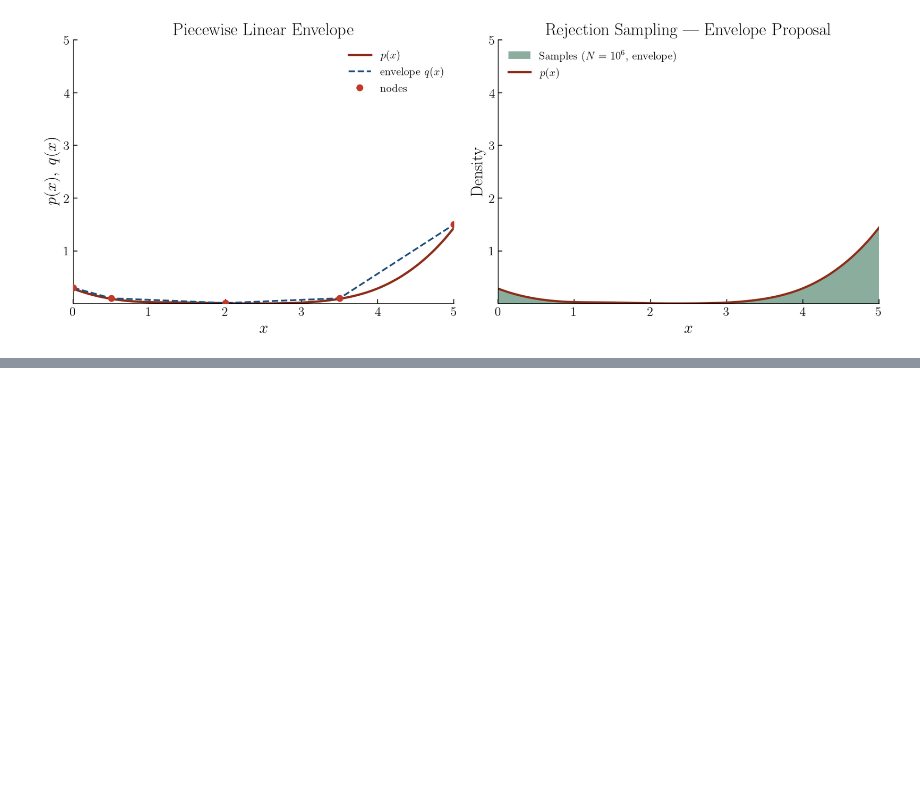
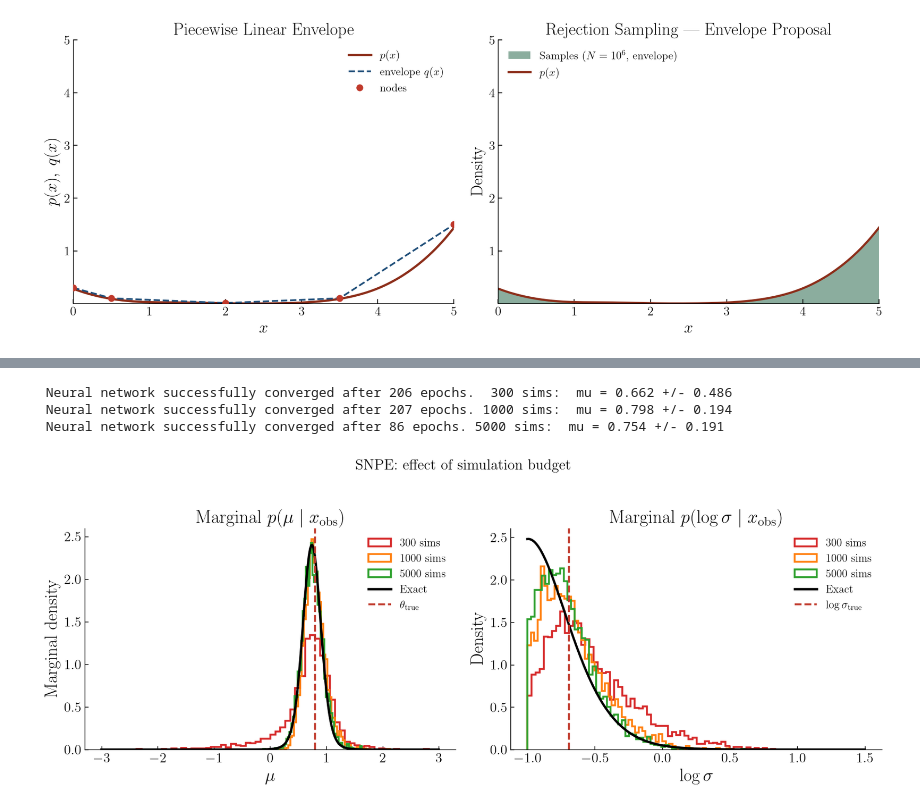
Before and after one commit to rreischke/astrostat_2026, a Jupyter notebook: sheets/sheet_6_solution.ipynb, the cells around one changed output, grey strips where cells are left out. Saved outputs shown, nothing was run; the diff lists cells and outputs as text; code cells hidden in the pictures; blank space fills up the shorter version.

```diff
--- a/sheets/sheet_6_solution.ipynb
+++ b/sheets/sheet_6_solution.ipynb
@@ -518,0 +831,67 @@ Improvement vs uniform: 2.71x lower rejection rate
+# %%
+# -- Train SNPE for three simulation budgets -----------------------------------
+BUDGETS = [300, 1000, 5000]
+COLORS  = ['#d62728', '#ff7f0e', '#2ca02c']
+LABELS  = [f'{n} sims' for n in BUDGETS]
+
+budget_samples = {}
+for n_sim, col in zip(BUDGETS, COLORS):
+    torch.manual_seed(42)
+    th_b, x_b = simulate_for_sbi(sim_w, prior_p, n_sim, show_progress_bar=False)
+    snpe_b = SNPE(prior=prior_p)
+    snpe_b.append_simulations(th_b, x_b).train(show_train_summary=False)
+    post_b = snpe_b.build_posterior()
+    budget_samples[n_sim] = post_b.sample((N_SAMPLES,), x=x_obs_t,
+                                           show_progress_bars=False).numpy()
+    mu_b = budget_samples[n_sim][:, 0]
+    print(f'{n_sim:>5} sims:  mu = {mu_b.mean():.3f} +/- {mu_b.std():.3f}')
+
+# -- Overlaid marginals vs exact ----------------------------------------------
+fig, axes = plt.subplots(1, 2, figsize=(13, 5))
+
+for n_sim, col, lab in zip(BUDGETS, COLORS, LABELS):
+    s = budget_samples[n_sim]
+    axes[0].hist(s[:, 0], bins=60, density=True, histtype='step',
+                 color=col, lw=2, label=lab)
+    axes[1].hist(s[:, 1], bins=60, density=True, histtype='step',
+                 color=col, lw=2)
+
+axes[0].plot(MU_G, marg_mu_ref, 'k-', lw=2.5, label='Exact')
+axes[1].plot(LS_G, marg_ls_ref, 'k-', lw=2.5, label='Exact')
+
+for ax in axes:
+    ax.axvline(THETA_TRUE[axes.tolist().index(ax)], color='#c0392b',
+               lw=2, ls='--', label=r'$\theta_{\rm true}$')
+    ax.tick_params(direction='in', length=4)
+
+axes[0].set_xlabel(r'$\mu$'); axes[0].set_ylabel('Marginal density')
+axes[0].set_title(r'Marginal $p(\mu\mid x_{\rm obs})$')
+axes[0].legend(fontsize=12)
+
+axes[1].set_xlabel(r'$\log\sigma$')
+axes[1].set_title(r'Marginal $p(\log\sigma\mid x_{\rm obs})$')
+# Manually set true-theta vline for log_sigma panel
+axes[1].get_lines()[-1].set_xdata([THETA_TRUE[1], THETA_TRUE[1]])
+
+# Redo log_sigma panel cleanly
+axes[1].clear()
+for n_sim, col in zip(BUDGETS, COLORS):
+    axes[1].hist(budget_samples[n_sim][:, 1], bins=60, density=True,
+                 histtype='step', color=col, lw=2, label=f'{n_sim} sims')
+axes[1].plot(LS_G, marg_ls_ref, 'k-', lw=2.5, label='Exact')
+axes[1].axvline(THETA_TRUE[1], color='#c0392b', lw=2, ls='--',
+               label=r'$\log\sigma_{\rm true}$')
+axes[1].set_xlabel(r'$\log\sigma$'); axes[1].set_ylabel('Density')
+axes[1].set_title(r'Marginal $p(\log\sigma\mid x_{\rm obs})$')
+axes[1].legend(fontsize=12)
+axes[1].tick_params(direction='in', length=4)
+
+plt.suptitle('SNPE: effect of simulation budget', y=1.02, fontsize=16)
+plt.tight_layout()
+plt.savefig('summary_output/sbi_budget_comparison.pdf', bbox_inches='tight')
+plt.show()
+# %% [output]
+ Neural network successfully converged after 206 epochs.  300 sims:  mu = 0.662 +/- 0.486
+ Neural network successfully converged after 207 epochs. 1000 sims:  mu = 0.798 +/- 0.194
+ Neural network successfully converged after 86 epochs. 5000 sims:  mu = 0.754 +/- 0.191
+[figure, added]
```
Also changed, not shown: parts of 13 cells of this notebook, 20 other files.
